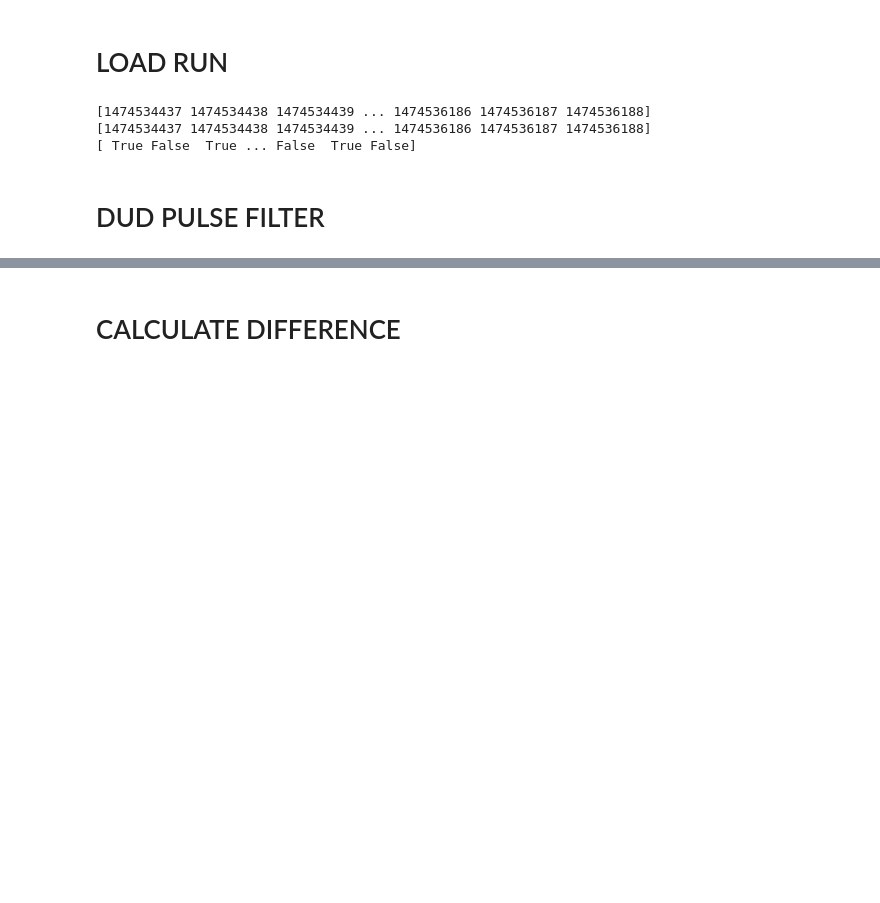
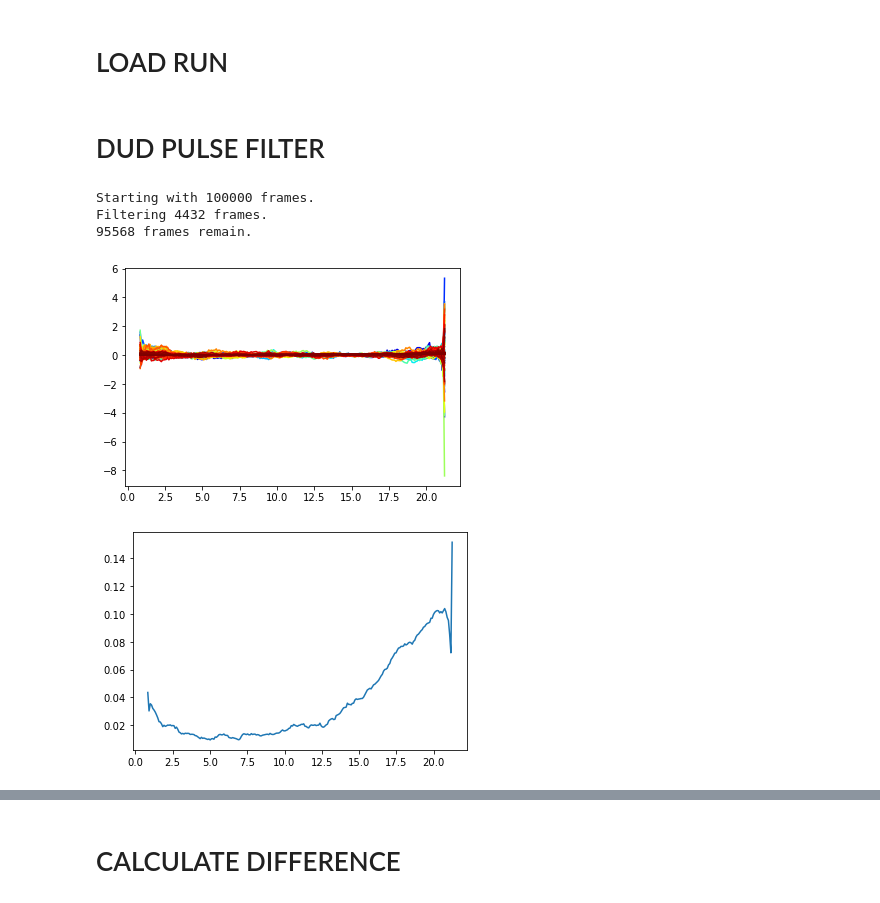
Before and after one commit to FilipeMaia/xfel3046, a Jupyter notebook: offline/jupyter/pa_filtering.ipynb, the cells around one changed output, grey strips where cells are left out. Drawn from its saved outputs; the diff is of its cells as text; code cells hidden in the pictures; blank space fills up the shorter version.

```diff
--- a/offline/jupyter/pa_filtering.ipynb
+++ b/offline/jupyter/pa_filtering.ipynb
@@ -85,20 +97,12 @@ def load_data_filipe(file_inp, file_laser,norm=True, qnorm=[12,14]):
 # %%
 
-run = 'r0140'
+run = 'r0138'
 
 file_filipe1 = f'/home/patricka/p003046/scratch/data/{run}_proc_radavg.h5'
 file_filipe2 = f'/home/patricka/p003046/scratch/data/{run}_proc_laser.h5'
 
-Sazi, q, cellID, pump = load_data_filipe(file_filipe1,file_filipe2,qnorm=[5,15])
 
-
-#nan_sum_loc = np.where(np.nansum(Sazi, axis=1)>0)
-
-#Sazi = Sazi[nan_sum_loc,:][0]
+Sazi_raw, q, cellID_raw, pump_raw, pulseIDs_raw, trainIDs_raw = load_data_filipe(file_filipe1,file_filipe2, qnorm=[14,16])
-# %% [output]
-[1474534437 1474534438 1474534439 ... 1474536186 1474536187 1474536188]
-[1474534437 1474534438 1474534439 ... 1474536186 1474536187 1474536188]
-[ True False  True ... False  True False]
 # %% [markdown]
 # DUD PULSE FILTER
 # %%
@@ -112 +132,13 @@ Sazi, q, cellID, pump = load_data_filipe(file_filipe1,file_filipe2,qnorm=[5,15])
+# %%
+Sazi_df, cellID_df, pump_df , pulseIDs_df, trainIDs_df = filter_dud_pulses(Sazi_raw, cellID_raw, pump_raw, pulseIDs_raw, trainIDs_raw)
+# %% [output]
+Starting with 100000 frames.
+Filtering 4432 frames.
+95568 frames remain.
+# %%
+plot_pulses(q, Sazi_df, skip=100)
+plot_mean_pulses(q, Sazi_df)
+# %% [output]
+[figure, added]
+[figure, added]
 # %% [markdown]
```
Also changed, not shown: parts of 21 cells of this notebook, 1 other file.
